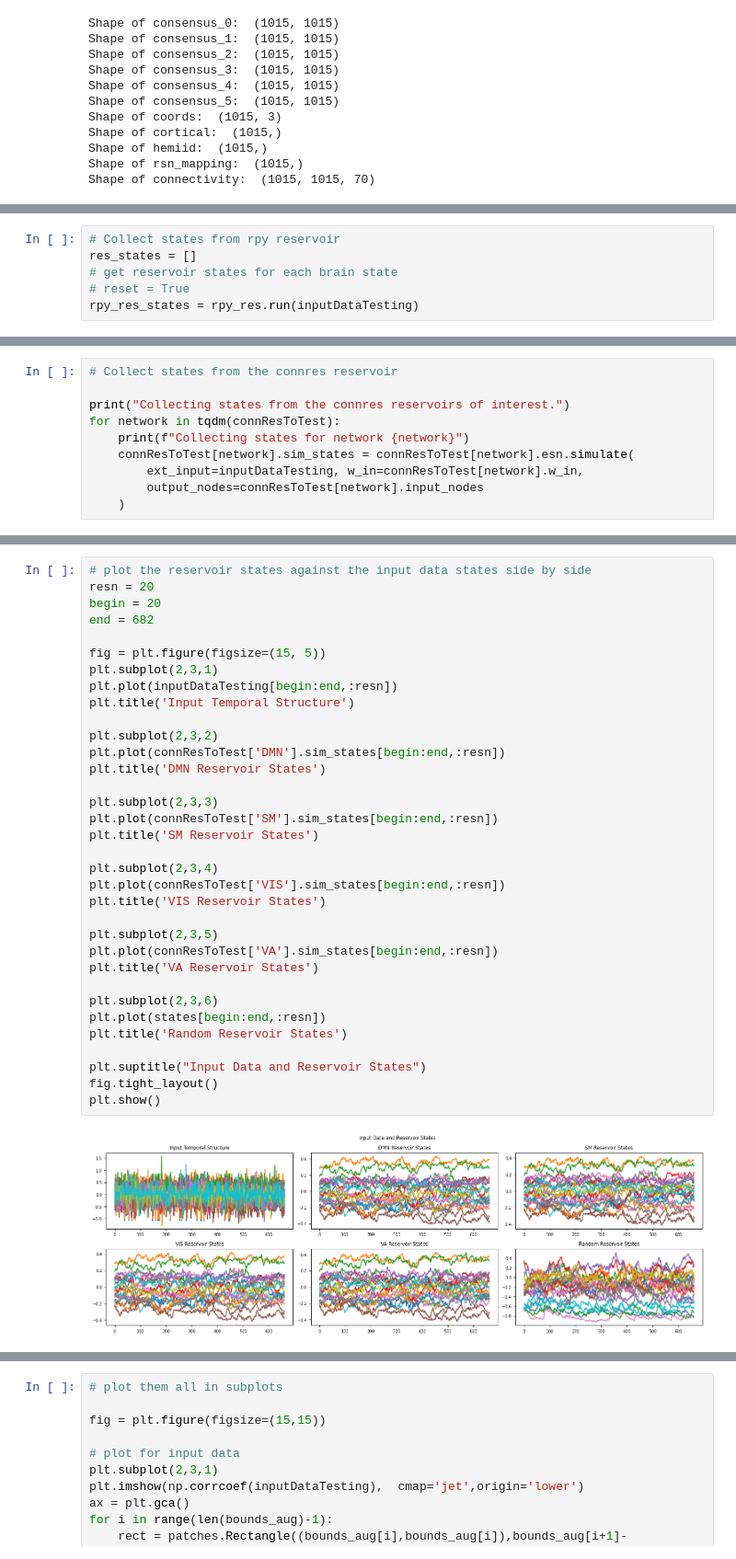
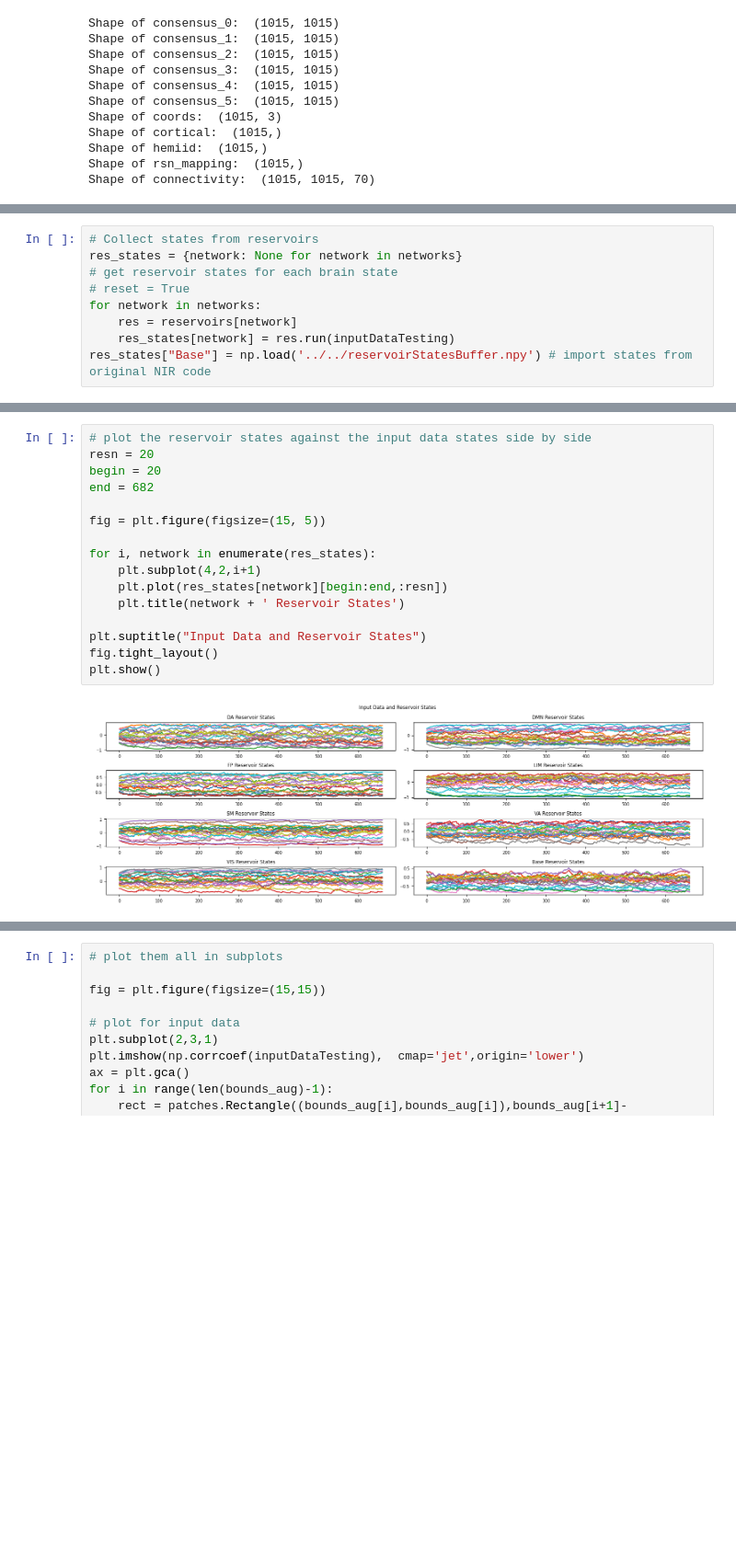
Before and after one commit to orbitalhybridization/NarrativeConn2Res, a Jupyter notebook: NarrativeConn2Res.ipynb, the cells around one changed output, grey strips where cells are left out. Shown at 92% size. Saved outputs shown, nothing was run; the diff lists cells and outputs as text; blank space fills up the shorter version.

Commit message:
create reservoirs only with reservoirpy and make Win matrix

```diff
--- a/NarrativeConn2Res.ipynb
+++ b/NarrativeConn2Res.ipynb
@@ -250,6 +227,9 @@ plt.show()
 # %%
-# Collect states from rpy reservoir
-res_states = []
+# Collect states from reservoirs
+res_states = {network: None for network in networks}
 # get reservoir states for each brain state
 # reset = True
-rpy_res_states = rpy_res.run(inputDataTesting)
+for network in networks:
+    res = reservoirs[network]
+    res_states[network] = res.run(inputDataTesting)
+res_states["Base"] = np.load('../../reservoirStatesBuffer.npy') # import states from original NIR code
@@ -264,10 +235,0 @@ rpy_res_states.shape
-# %%
-# Collect states from the connres reservoir
-
-print("Collecting states from the connres reservoirs of interest.")
-for network in tqdm(connResToTest):
-    print(f"Collecting states for network {network}")
-    connResToTest[network].sim_states = connResToTest[network].esn.simulate(
-        ext_input=inputDataTesting, w_in=connResToTest[network].w_in,
-        output_nodes=connResToTest[network].input_nodes
-    )
@@ -307,36 +236,18 @@ states = np.load('./reservoirStatesBuffer.npy')
 # %%
 # plot the reservoir states against the input data states side by side
 resn = 20
 begin = 20
 end = 682
 
 fig = plt.figure(figsize=(15, 5))
-plt.subplot(2,3,1)
-plt.plot(inputDataTesting[begin:end,:resn])
-plt.title('Input Temporal Structure')
 
-plt.subplot(2,3,2)
-plt.plot(connResToTest['DMN'].sim_states[begin:end,:resn])
-plt.title('DMN Reservoir States')
-
-plt.subplot(2,3,3)
-plt.plot(connResToTest['SM'].sim_states[begin:end,:resn])
-plt.title('SM Reservoir States')
-
-plt.subplot(2,3,4)
-plt.plot(connResToTest['VIS'].sim_states[begin:end,:resn])
-plt.title('VIS Reservoir States')
-
-plt.subplot(2,3,5)
-plt.plot(connResToTest['VA'].sim_states[begin:end,:resn])
-plt.title('VA Reservoir States')
-
-plt.subplot(2,3,6)
-plt.plot(states[begin:end,:resn])
-plt.title('Random Reservoir States')
+for i, network in enumerate(res_states):
+    plt.subplot(4,2,i+1)
+    plt.plot(res_states[network][begin:end,:resn])
+    plt.title(network + ' Reservoir States')
 
 plt.suptitle("Input Data and Reservoir States")
 fig.tight_layout()
 plt.show()
 # %% [output]
-[figure, old version]
+[figure, new version]
```
Also changed, not shown: parts of 20 cells of this notebook.
